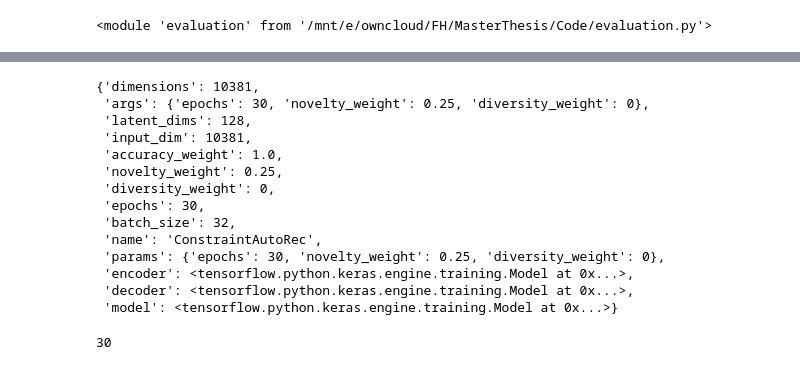
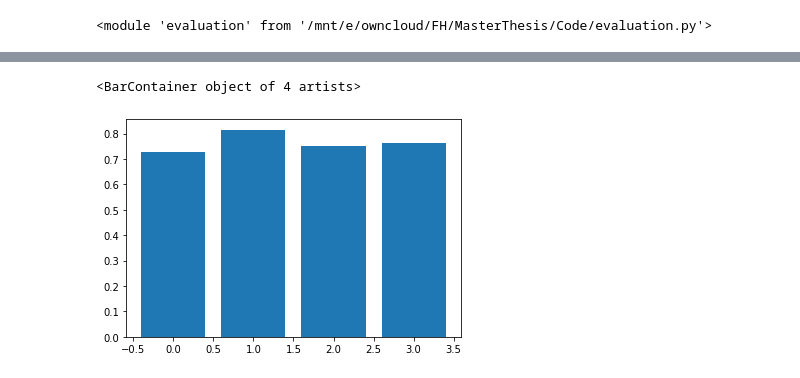
Before and after one commit to HennerM/rs-ml-with-constraints, a Jupyter notebook: EvaluationNotebook.ipynb, the cells around one changed output, grey strips where cells are left out. Drawn from its saved outputs; the diff is of its cells as text; code cells hidden in the pictures.

Commit message:
[TASK] Plot some first graphs

```diff
--- a/EvaluationNotebook.ipynb
+++ b/EvaluationNotebook.ipynb
@@ -87,21 +61,5 @@ toystory2 =movie_features[2769]
-# %%
-model.__dict__
-# %% [output]
-{'dimensions': 10381,
- 'args': {'epochs': 30, 'novelty_weight': 0.25, 'diversity_weight': 0},
- 'latent_dims': 128,
- 'input_dim': 10381,
- 'accuracy_weight': 1.0,
- 'novelty_weight': 0.25,
- 'diversity_weight': 0,
- 'epochs': 30,
- 'batch_size': 32,
- 'name': 'ConstraintAutoRec',
- 'params': {'epochs': 30, 'novelty_weight': 0.25, 'diversity_weight': 0},
- 'encoder': <tensorflow.python.keras.engine.training.Model at 0x...>,
- 'decoder': <tensorflow.python.keras.engine.training.Model at 0x...>,
- 'model': <tensorflow.python.keras.engine.training.Model at 0x...>}
-# %%
-model.__dict__['epochs']
-# %% [output]
-30
+# %%
+plt.bar(eval_data.index, eval_data['epc@10'])
+# %% [output]
+<BarContainer object of 4 artists>
+[figure, added]
```
Also changed, not shown: parts of 10 cells of this notebook, 1 other file.
